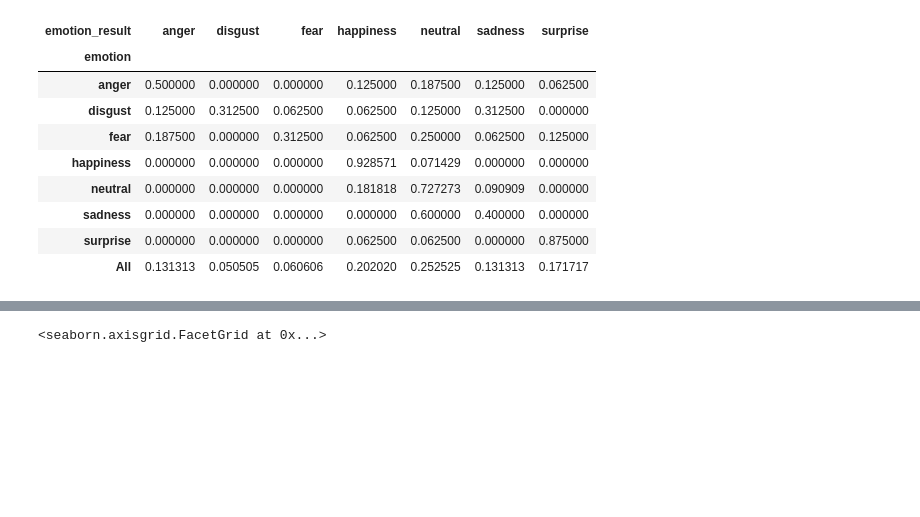
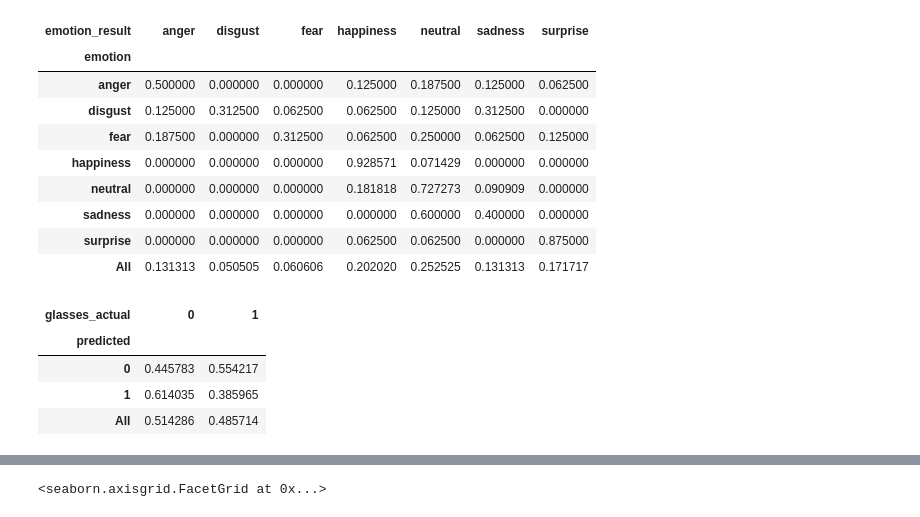
Before and after one commit to nagemnat/cs_face, a Jupyter notebook: emotions.ipynb, the cells around one changed output, grey strips where cells are left out. Drawn from its saved outputs; the diff is of its cells as text; code cells hidden in the pictures; blank space fills up the shorter version.

```diff
--- a/emotions.ipynb
+++ b/emotions.ipynb
@@ -533,3 +536,11 @@ pd.crosstab(index = new_df.emotion, columns = new_df.emotion_result, margins=Tru
 | sadness | 0.000000 | 0.000000 | 0.000000 | 0.000000 | 0.600000 | 0.400000 | 0.000000 |
 | surprise | 0.000000 | 0.000000 | 0.000000 | 0.062500 | 0.062500 | 0.000000 | 0.875000 |
 | All | 0.131313 | 0.050505 | 0.060606 | 0.202020 | 0.252525 | 0.131313 | 0.171717 |
+# %%
+pd.crosstab(index = new_df.predicted, columns = new_df.glasses_actual, margins=True, normalize='index')
+# %% [output]
+| glasses_actual | 0 | 1 |
+| predicted |  |  |
+| 0 | 0.445783 | 0.554217 |
+| 1 | 0.614035 | 0.385965 |
+| All | 0.514286 | 0.485714 |
```
Also changed, not shown: parts of 6 cells of this notebook.
